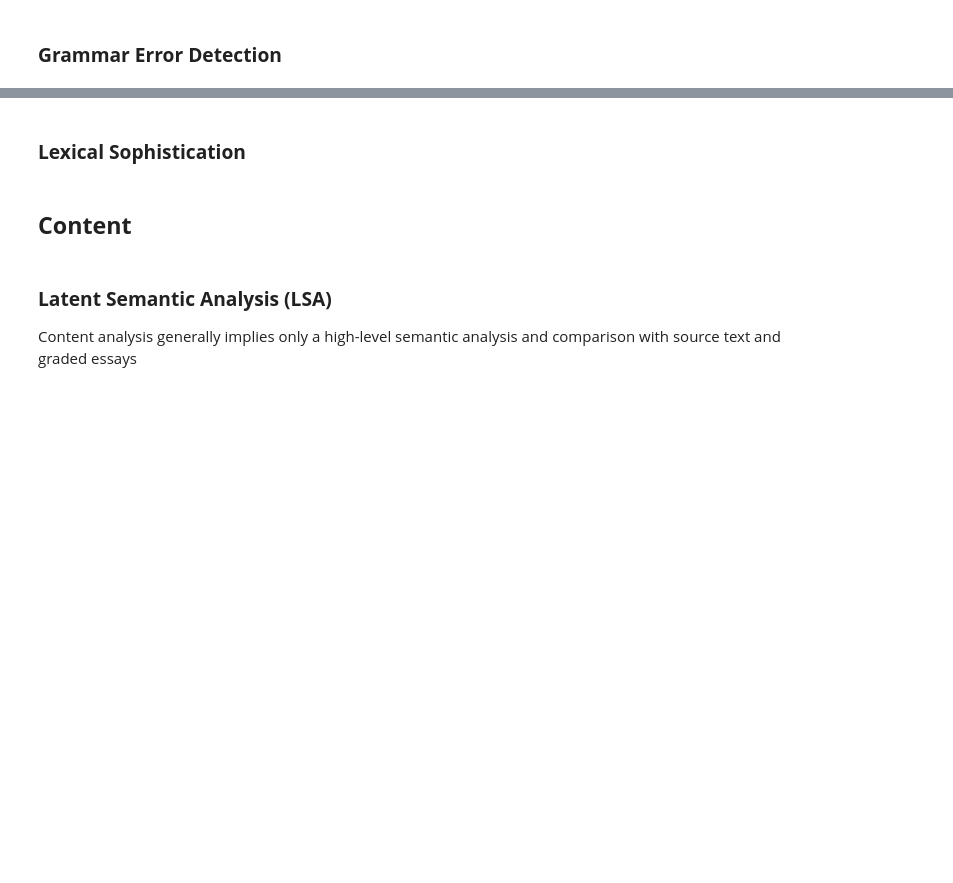
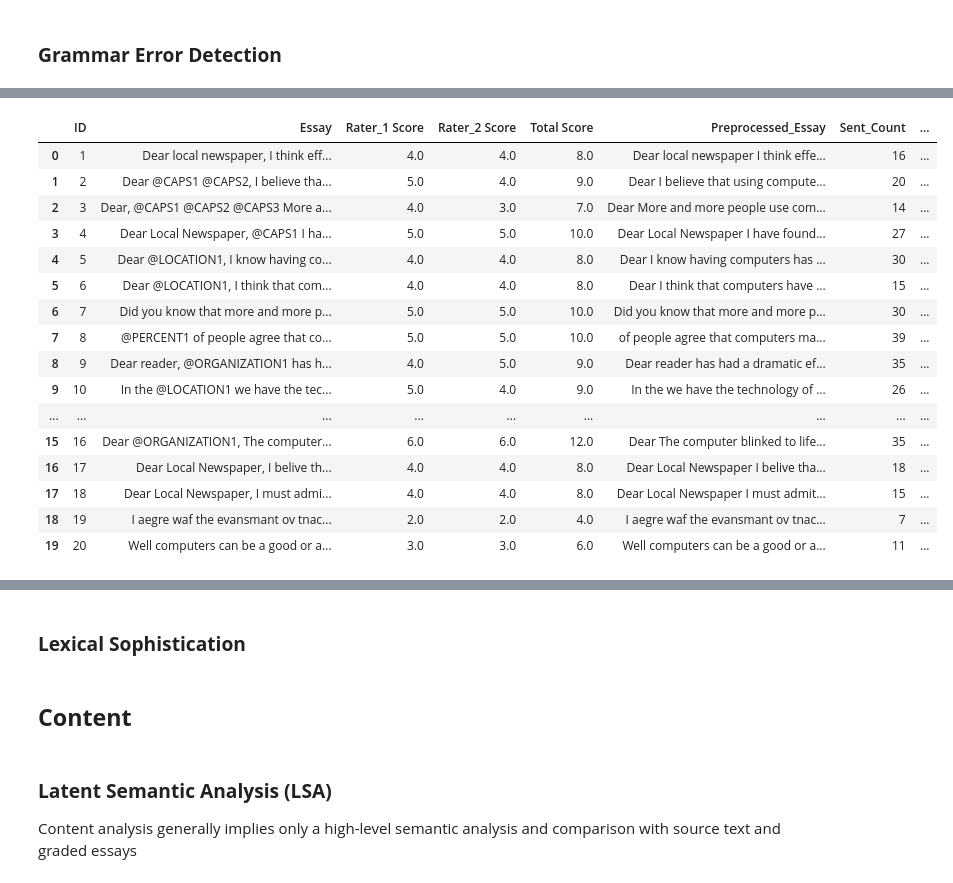
Before and after one commit to mustafabawany/IntelliTech, a Jupyter notebook: Feature_Engineering.ipynb, the cells around one changed output, grey strips where cells are left out. Cells and saved outputs as stored; diff of their text form; code cells hidden in the pictures; blank space fills up the shorter version.

Commit message:
update grammar spelling part

```diff
--- a/Feature_Engineering.ipynb
+++ b/Feature_Engineering.ipynb
@@ -379,0 +414,2 @@ text
+# %%
+Data_Essay_01["Essay"][1] = Correct_Spelling(Remove_White_Spaces(Data_Essay_01["Essay"][1]))
@@ -379,0 +429,4 @@ text
+# %%
+# This needs to be executed for complete essay01 ---> Ahsan
+Data_Essay_01['Essay_NoSpellingMistakes'] = Data_Essay_01['Essay'].apply(Remove_White_Spaces)
+Data_Essay_01['Essay_NoSpellingMistakes'] = Data_Essay_01['Essay_NoSpellingMistakes'].apply(Correct_Spelling)
@@ -446,3 +513,14 @@ Remove_NER(Data_Essay_01["Essay"][12])
+# %%
+def Spelling_Error_Correct(essays):
+
+    matches = tool.check(essays)
+    is_bad_rule = lambda rule: rule.category == 'GRAMMAR'
+    matches = [rule for rule in matches if not is_bad_rule(rule)]
+    # print(matches[0].category)
+    language_tool_python.utils.correct(essays, matches)   # to correct it
+    return essays
+# %%
+Data_Essay_01['essayWithoutSpellingMistakes'] = Data_Essay_01['Essay'].apply(Spelling_Error_Correct)
 # %% [markdown]
 ### **Grammar Error Detection**
 # %%
@@ -504,7 +641,25 @@ def Grammar_Errors(essays):
 # Data_Essay_01['Grammar_Errors'], Data_Essay_01['Grammar_Error_List'] = zip(*df1_copy['Essay'].map(grammar_errors))
 Data_Essay_01['Grammar_Errors'], Data_Essay_01['Grammar_Error_List'] = zip(*df1['Essay'].map(Grammar_Errors))
 # %%
-Data_Essay_01.head()
+Data_Essay_01.head(20)
+# %% [output]
+|  | ID | Essay | Rater_1 Score | Rater_2 Score | Total Score | Preprocessed_Essay | Sent_Count | ... |
+| 0 | 1 | Dear local newspaper, I think eff... | 4.0 | 4.0 | 8.0 | Dear local newspaper I think effe... | 16 | ... |
+| 1 | 2 | Dear @CAPS1 @CAPS2, I believe tha... | 5.0 | 4.0 | 9.0 | Dear I believe that using compute... | 20 | ... |
+| 2 | 3 | Dear, @CAPS1 @CAPS2 @CAPS3 More a... | 4.0 | 3.0 | 7.0 | Dear More and more people use com... | 14 | ... |
+| 3 | 4 | Dear Local Newspaper, @CAPS1 I ha... | 5.0 | 5.0 | 10.0 | Dear Local Newspaper I have found... | 27 | ... |
+| 4 | 5 | Dear @LOCATION1, I know having co... | 4.0 | 4.0 | 8.0 | Dear I know having computers has ... | 30 | ... |
+| 5 | 6 | Dear @LOCATION1, I think that com... | 4.0 | 4.0 | 8.0 | Dear I think that computers have ... | 15 | ... |
+| 6 | 7 | Did you know that more and more p... | 5.0 | 5.0 | 10.0 | Did you know that more and more p... | 30 | ... |
+| 7 | 8 | @PERCENT1 of people agree that co... | 5.0 | 5.0 | 10.0 | of people agree that computers ma... | 39 | ... |
+| 8 | 9 | Dear reader, @ORGANIZATION1 has h... | 4.0 | 5.0 | 9.0 | Dear reader has had a dramatic ef... | 35 | ... |
+| 9 | 10 | In the @LOCATION1 we have the tec... | 5.0 | 4.0 | 9.0 | In the we have the technology of ... | 26 | ... |
+| ... | ... | ... | ... | ... | ... | ... | ... | ... |
+| 15 | 16 | Dear @ORGANIZATION1, The computer... | 6.0 | 6.0 | 12.0 | Dear The computer blinked to life... | 35 | ... |
+| 16 | 17 | Dear Local Newspaper, I belive th... | 4.0 | 4.0 | 8.0 | Dear Local Newspaper I belive tha... | 18 | ... |
+| 17 | 18 | Dear Local Newspaper, I must admi... | 4.0 | 4.0 | 8.0 | Dear Local Newspaper I must admit... | 15 | ... |
+| 18 | 19 | I aegre waf the evansmant ov tnac... | 2.0 | 2.0 | 4.0 | I aegre waf the evansmant ov tnac... | 7 | ... |
+| 19 | 20 | Well computers can be a good or a... | 3.0 | 3.0 | 6.0 | Well computers can be a good or a... | 11 | ... |
 # %%
 out = Data_Essay_01['Grammar_Error_List'].explode().value_counts()
 out
```
Also changed, not shown: parts of 27 cells of this notebook.
